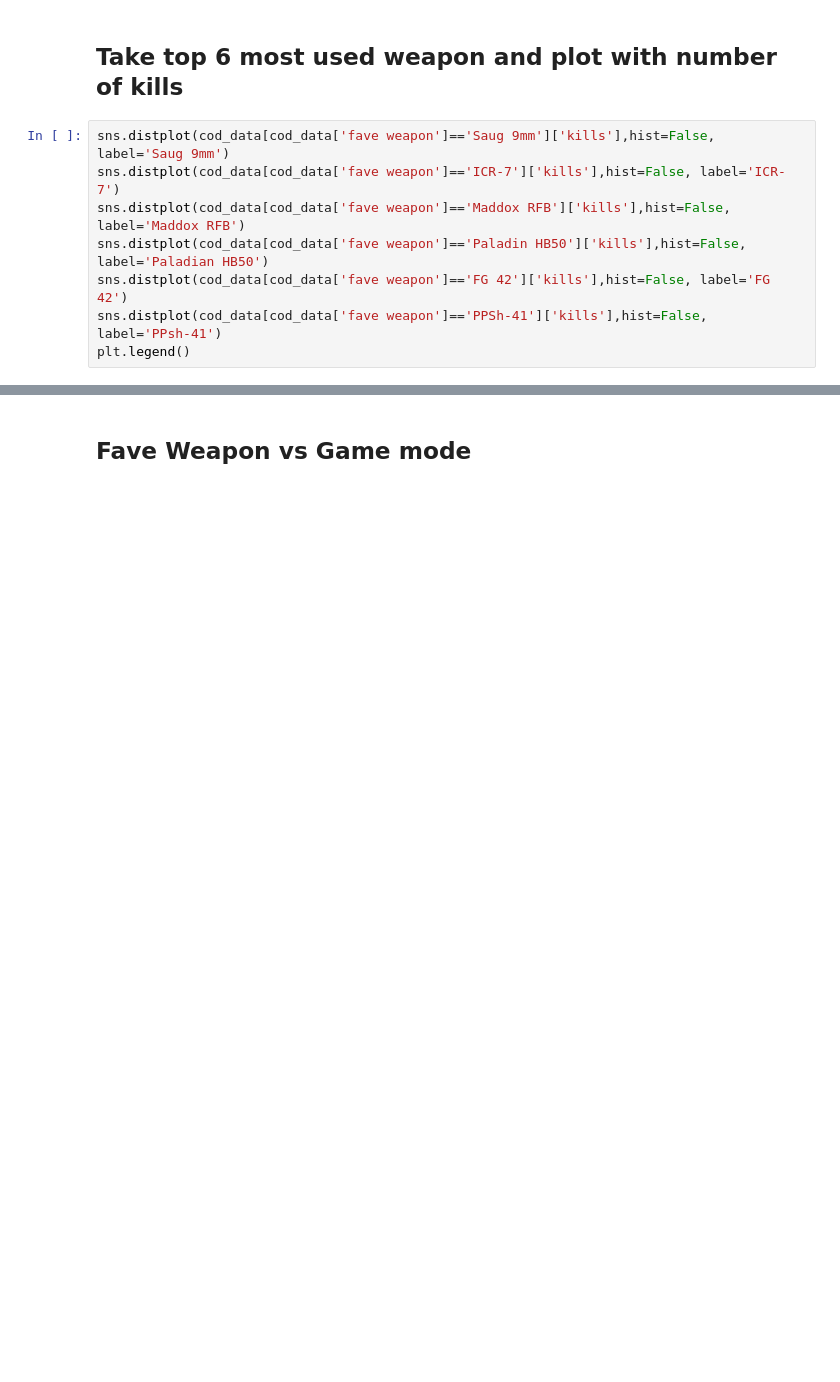
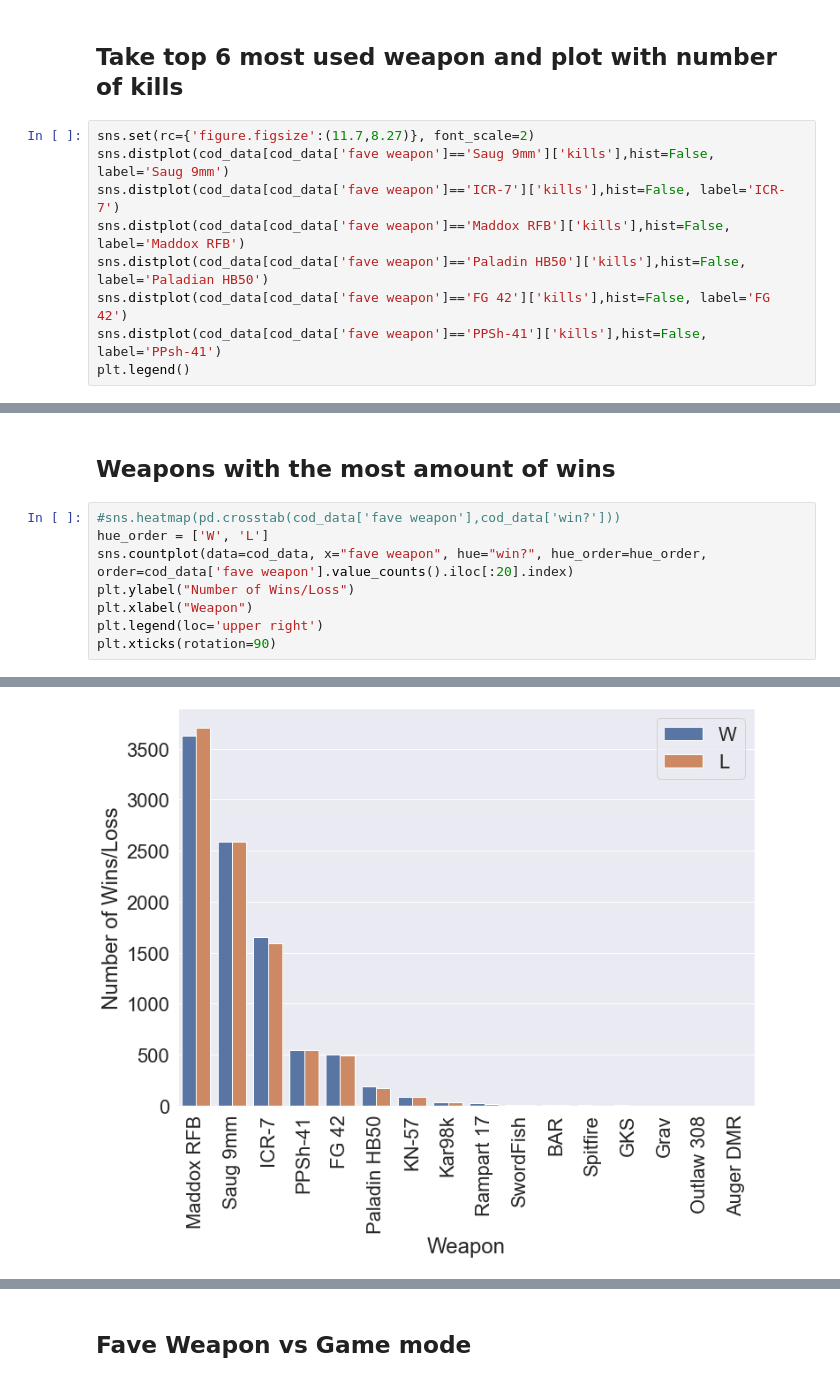
Before and after one commit to wavyvone/COD_Analysis, a Jupyter notebook: cod_analysis.ipynb, the cells around one changed output, grey strips where cells are left out. Saved outputs shown, nothing was run; the diff lists cells and outputs as text; blank space fills up the shorter version.

```diff
--- a/cod_analysis.ipynb
+++ b/cod_analysis.ipynb
@@ -69,6 +101,7 @@ plt.xticks(rotation=90)
 # %% [markdown]
 ## Take top 6 most used weapon and plot with number of kills
 # %%
+sns.set(rc={'figure.figsize':(11.7,8.27)}, font_scale=2)
 sns.distplot(cod_data[cod_data['fave weapon']=='Saug 9mm']['kills'],hist=False, label='Saug 9mm')
 sns.distplot(cod_data[cod_data['fave weapon']=='ICR-7']['kills'],hist=False, label='ICR-7')
 sns.distplot(cod_data[cod_data['fave weapon']=='Maddox RFB']['kills'],hist=False, label='Maddox RFB')
@@ -81,0 +115,11 @@ plt.legend()
+# %% [markdown]
+## Weapons with the most amount of wins
+# %%
+#sns.heatmap(pd.crosstab(cod_data['fave weapon'],cod_data['win?']))
+hue_order = ['W', 'L']
+sns.countplot(data=cod_data, x="fave weapon", hue="win?", hue_order=hue_order, order=cod_data['fave weapon'].value_counts().iloc[:20].index)
+plt.ylabel("Number of Wins/Loss")
+plt.xlabel("Weapon")
+plt.legend(loc='upper right')
+plt.xticks(rotation=90)
+# %% [output]
@@ -81,0 +143 @@ plt.legend()
+[figure, added]
```
Also changed, not shown: parts of 23 cells of this notebook.
